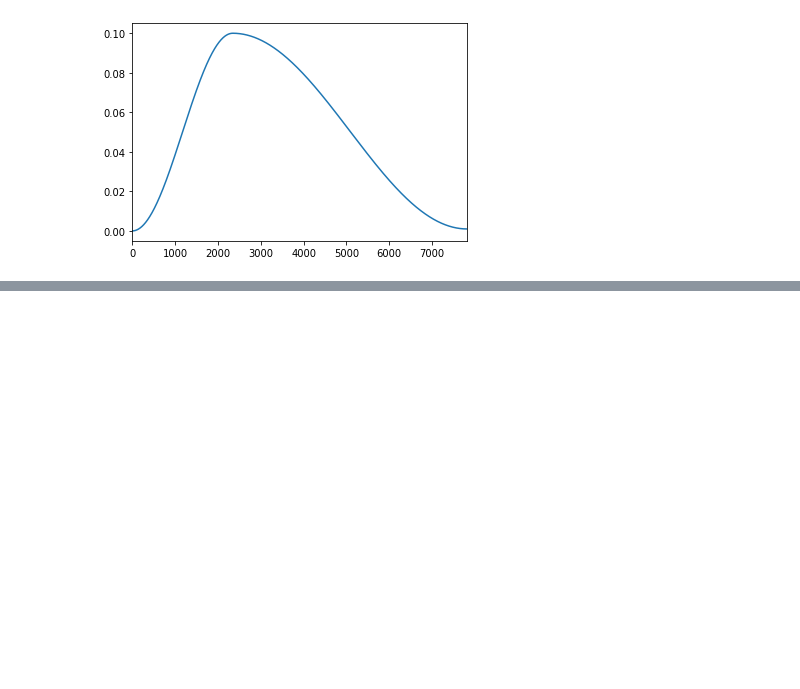
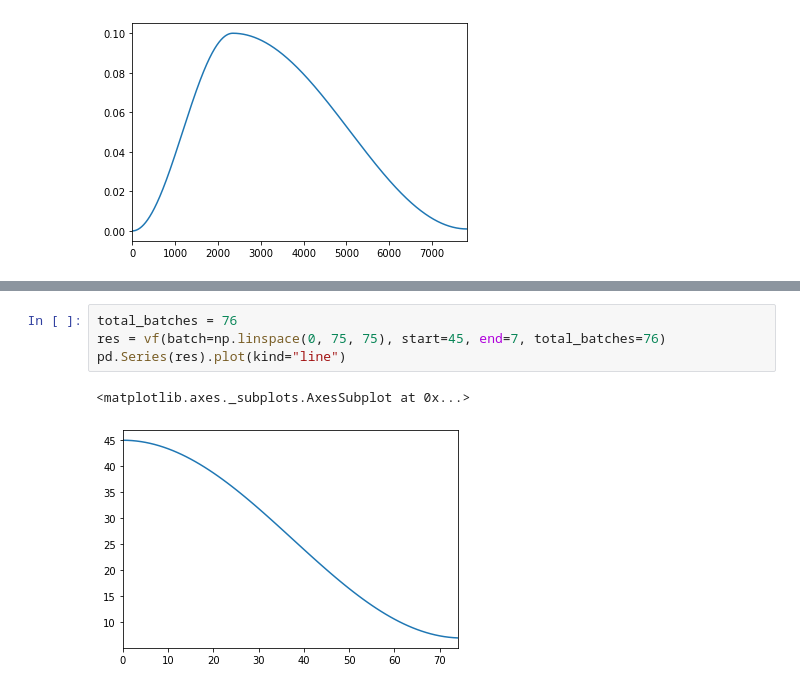
Before and after one commit to rforgione/fastai-part2, a Jupyter notebook: nbs/01_lesson2.ipynb, the cells around one changed output, grey strips where cells are left out. Drawn from its saved outputs; the diff is of its cells as text; blank space fills up the shorter version.

```diff
--- a/nbs/01_lesson2.ipynb
+++ b/nbs/01_lesson2.ipynb
@@ -908,0 +940,7 @@ pd.Series(lrs).plot()
+# %%
+total_batches = 76
+res = vf(batch=np.linspace(0, 75, 75), start=45, end=7, total_batches=76)
+pd.Series(res).plot(kind="line")
+# %% [output]
+<matplotlib.axes._subplots.AxesSubplot at 0x...>
+[figure, added]
```
Also changed, not shown: parts of 12 cells of this notebook.
